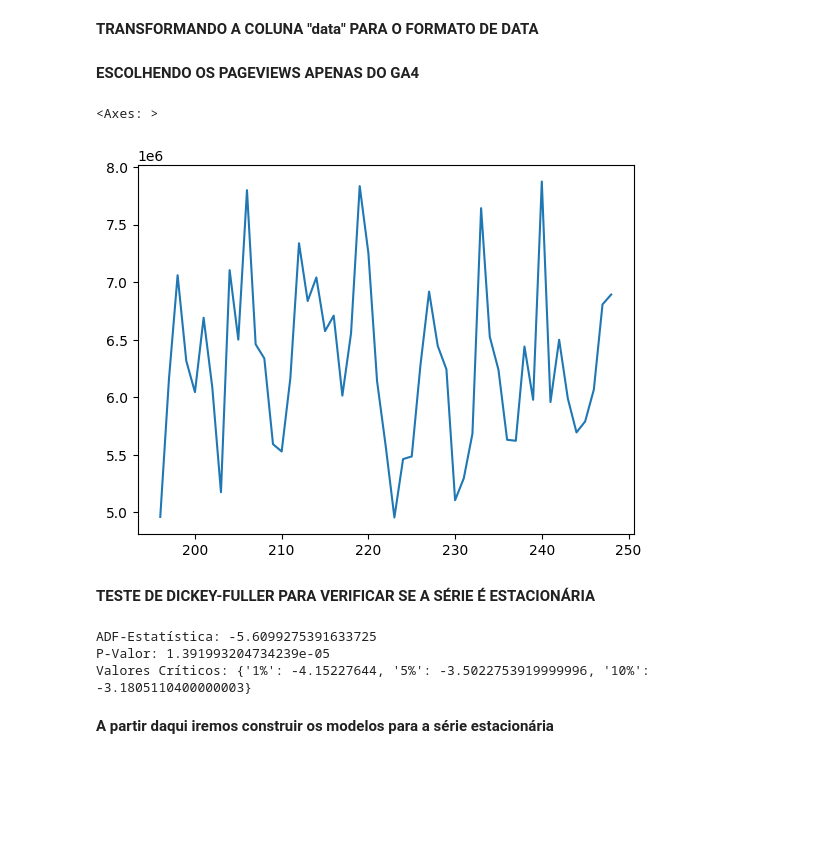
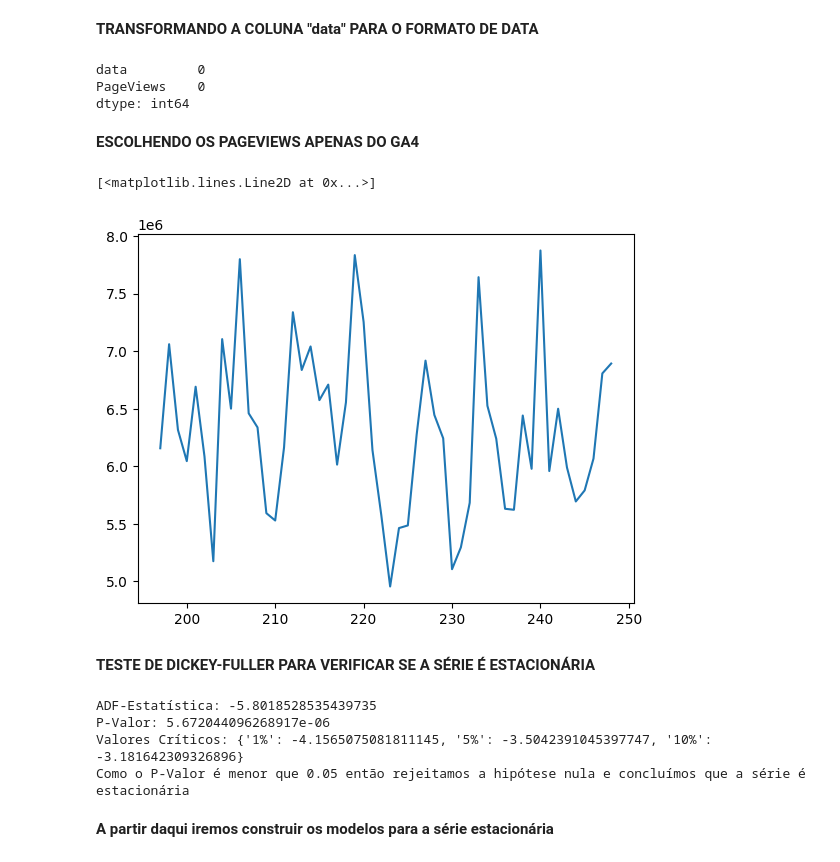
Before and after one commit to Rneron/Python, a Jupyter notebook: ModeloRBS.ipynb, the cells around one changed output. Cells and saved outputs as stored; diff of their text form; code cells hidden in the pictures; blank space fills up the shorter version.

```diff
--- a/ModeloRBS.ipynb
+++ b/ModeloRBS.ipynb
@@ -89,2 +91,8 @@ df['data'] = pd.to_datetime(df['data'], format='%d/%m/%Y')
+# %%
+ga4.isna().sum()
+# %% [output]
+data         0
+PageViews    0
+dtype: int64
 # %% [markdown]
 **ESCOLHENDO OS PAGEVIEWS APENAS DO GA4**
@@ -93,22 +99,23 @@ ga4 = df[196:len(df)]
-# %%
-ga4.PageViews.plot()
-# %% [output]
-<Axes: >
-[figure, removed]
+# %%
+plt.plot(ga4.PageViews)
+# %% [output]
+[<matplotlib.lines.Line2D at 0x...>]
+[figure, added]
 # %%
 ga4.index = pd.to_datetime(ga4['data'], format='%d/%m/%Y')
 # %% [markdown]
 **TESTE DE DICKEY-FULLER PARA VERIFICAR SE A SÉRIE É ESTACIONÁRIA**
 # %%
-adftest = adfuller(ga4['PageViews'], autolag='AIC', regression='ct')
+adftest = adfuller(ga4.PageViews, autolag='AIC', regression='ct')
 print("ADF-Estatística:", adftest[0])
 print("P-Valor:", adftest[1])
 print("Valores Críticos:", adftest[4])
 print("Como o P-Valor é menor que 0.05 então rejeitamos a hipótese nula e concluímos que a série é estacionária")
 # %% [output]
-ADF-Estatística: -5.6099275391633725
-P-Valor: 1.391993204734239e-05
-Valores Críticos: {'1%': -4.15227644, '5%': -3.5022753919999996, '10%': -3.1805110400000003}
+ADF-Estatística: -5.8018528535439735
+P-Valor: 5.672044096268917e-06
+Valores Críticos: {'1%': -4.1565075081811145, '5%': -3.5042391045397747, '10%': -3.181642309326896}
+Como o P-Valor é menor que 0.05 então rejeitamos a hipótese nula e concluímos que a série é estacionária
 # %% [markdown]
 **A partir daqui iremos construir os modelos para a série estacionária**
 # %% [markdown]
```
Also changed, not shown: parts of 21 cells of this notebook.
